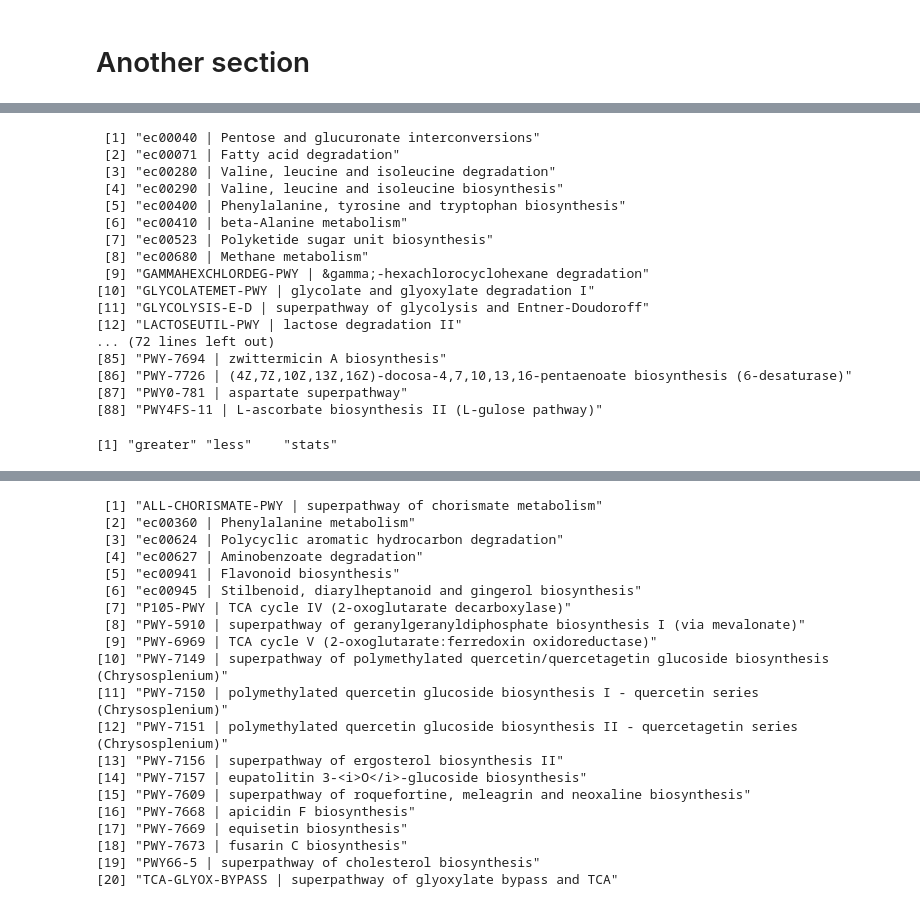
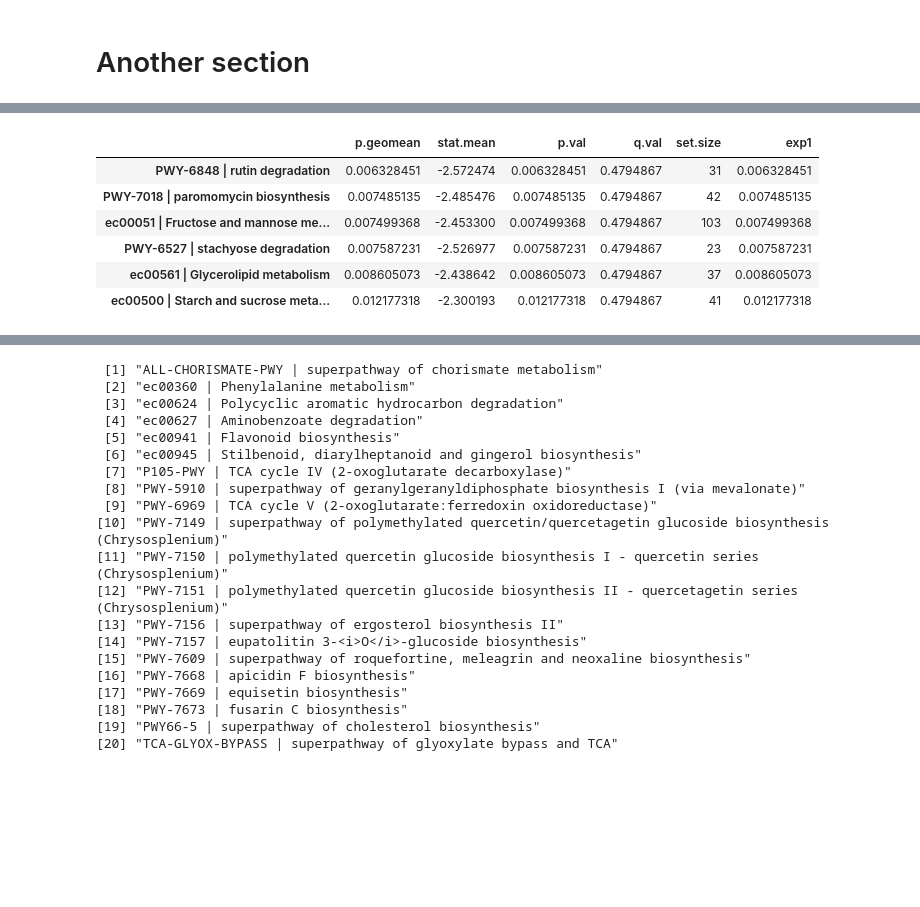
Before and after one commit to clintko/HTS2018_Notes, a Jupyter notebook: 23_gene_set_analysis.ipynb, the cells around one changed output, grey strips where cells are left out. Drawn from its saved outputs; the diff is of its cells as text; code cells hidden in the pictures; blank space fills up the shorter version.

```diff
--- a/23_gene_set_analysis.ipynb
+++ b/23_gene_set_analysis.ipynb
@@ -273,24 +342,0 @@ print(setdiff(tmp2$name, tmp1$name) %>% sort)
-# %%
-print(setdiff(tmp4$name, tmp3$name) %>% sort)
-# %% [output]
- [1] "ec00040 | Pentose and glucuronate interconversions"
- [2] "ec00071 | Fatty acid degradation"
- [3] "ec00280 | Valine, leucine and isoleucine degradation"
- [4] "ec00290 | Valine, leucine and isoleucine biosynthesis"
- [5] "ec00400 | Phenylalanine, tyrosine and tryptophan biosynthesis"
- [6] "ec00410 | beta-Alanine metabolism"
- [7] "ec00523 | Polyketide sugar unit biosynthesis"
- [8] "ec00680 | Methane metabolism"
- [9] "GAMMAHEXCHLORDEG-PWY | &gamma;-hexachlorocyclohexane degradation"
-[10] "GLYCOLATEMET-PWY | glycolate and glyoxylate degradation I"
-[11] "GLYCOLYSIS-E-D | superpathway of glycolysis and Entner-Doudoroff"
-[12] "LACTOSEUTIL-PWY | lactose degradation II"
-... (72 lines left out)
-[85] "PWY-7694 | zwittermicin A biosynthesis"
-[86] "PWY-7726 | (4Z,7Z,10Z,13Z,16Z)-docosa-4,7,10,13,16-pentaenoate biosynthesis (6-desaturase)"
-[87] "PWY0-781 | aspartate superpathway"
-[88] "PWY4FS-11 | L-ascorbate biosynthesis II (L-gulose pathway)"
-# %%
-names(gageres_media_h99)
-# %% [output]
-[1] "greater" "less"    "stats"
@@ -301,0 +343,10 @@ tmp4 <- gageres_strain_tc[["less"]]  %>% as.data.frame %>% rownames_to_column("n
+# %%
+head(gageres_strain_ypd[["less"]])
+# %% [output]
+|  | p.geomean | stat.mean | p.val | q.val | set.size | exp1 |
+| PWY-6848 | rutin degradation | 0.006328451 | -2.572474 | 0.006328451 | 0.4794867 | 31 | 0.006328451 |
+| PWY-7018 | paromomycin biosynthesis | 0.007485135 | -2.485476 | 0.007485135 | 0.4794867 | 42 | 0.007485135 |
+| ec00051 | Fructose and mannose me... | 0.007499368 | -2.453300 | 0.007499368 | 0.4794867 | 103 | 0.007499368 |
+| PWY-6527 | stachyose degradation | 0.007587231 | -2.526977 | 0.007587231 | 0.4794867 | 23 | 0.007587231 |
+| ec00561 | Glycerolipid metabolism | 0.008605073 | -2.438642 | 0.008605073 | 0.4794867 | 37 | 0.008605073 |
+| ec00500 | Starch and sucrose meta... | 0.012177318 | -2.300193 | 0.012177318 | 0.4794867 | 41 | 0.012177318 |
```
Also changed, not shown: parts of 23 cells of this notebook, 16 other files.
